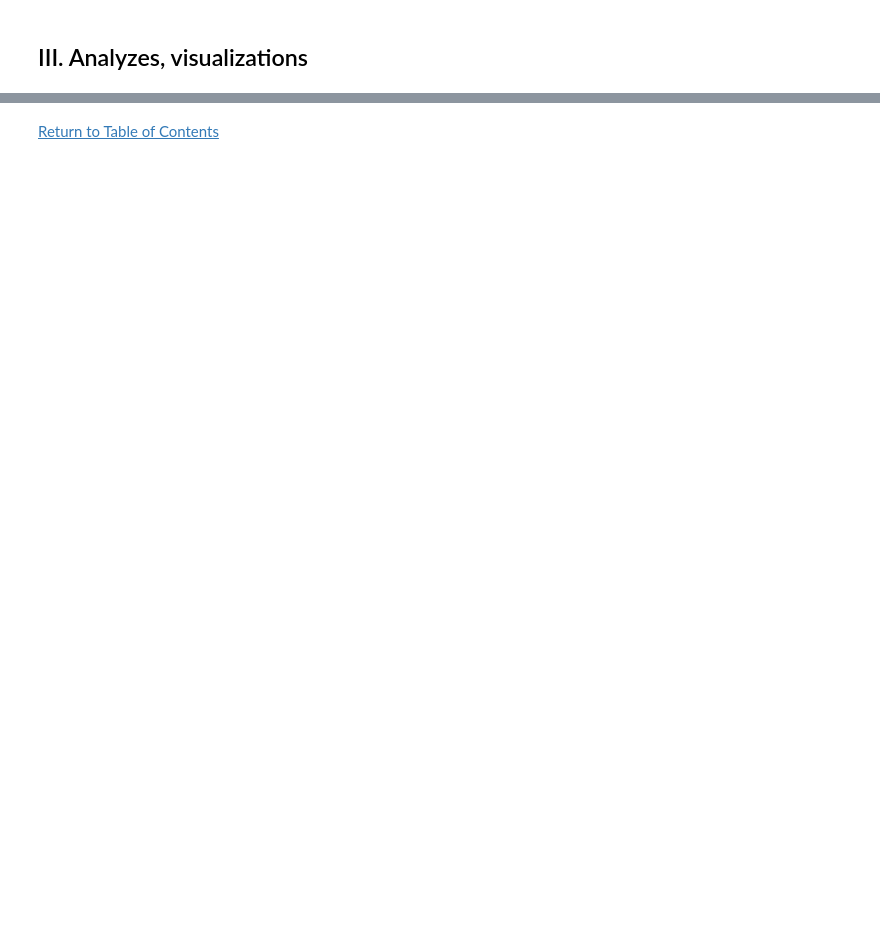
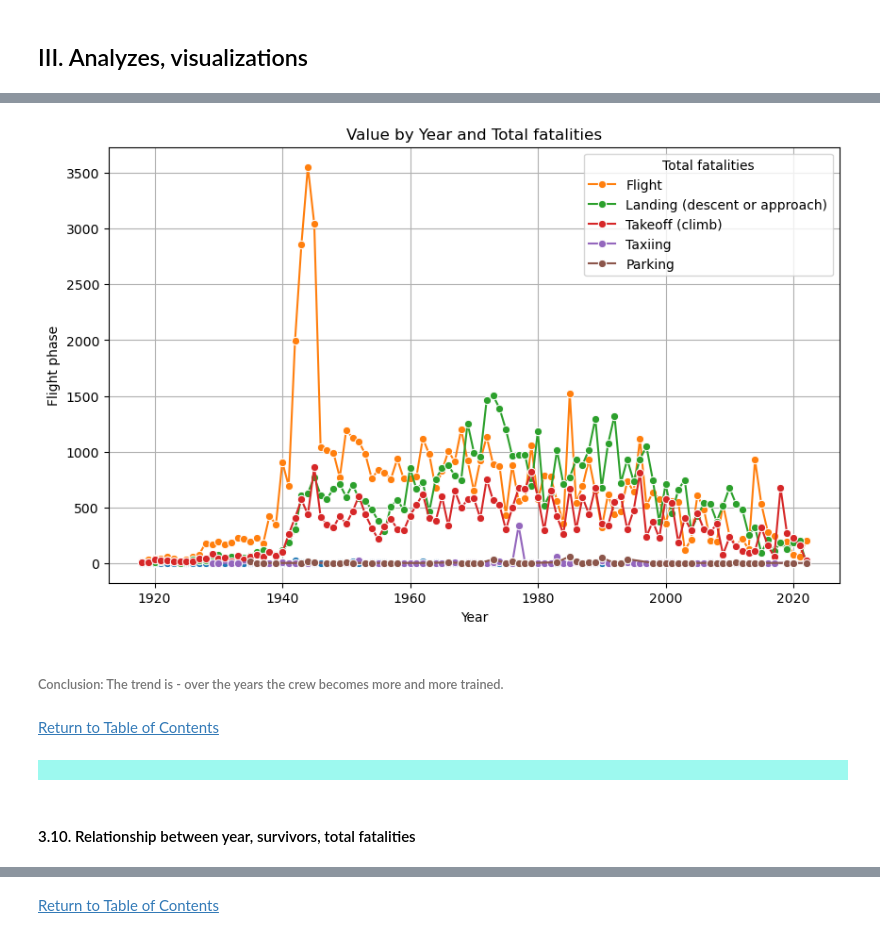
Before and after one commit to petiatodorova/Accidents-in-Aviation-Analysis, a Jupyter notebook: Dataset_1_AAB.ipynb, the cells around one changed output, grey strips where cells are left out. Cells and saved outputs as stored; diff of their text form; code cells hidden in the pictures; blank space fills up the shorter version.

Commit message:
Added more visualizations.

```diff
--- a/Dataset_1_AAB.ipynb
+++ b/Dataset_1_AAB.ipynb
@@ -1535,0 +1574,4 @@ Interesting visualizations as facts
+# %%
+grouped_data = avioset.groupby(['year', 'flight_phase'])['total_fatalities'].sum().reset_index()
+
+print(grouped_data)
@@ -1535,0 +1593,22 @@ Interesting visualizations as facts
+# %%
+# Create a line plot
+plt.figure(figsize=(10, 6))
+sns.lineplot(data=grouped_data, x='year', y='total_fatalities', hue='flight_phase', marker='o')
+
+# Customize the plot
+plt.title('Value by Year and Total fatalities')
+plt.xlabel('Year')
+plt.ylabel('Flight phase')
+plt.legend(title='Total fatalities')
+plt.grid(True)
+plt.show()
+# %% [output]
+[figure, added]
+# %% [markdown]
+###### Conclusion: The trend is - over the years the crew becomes more and more trained.
+# %% [markdown]
+[Return to Table of Contents](#toc)
+# %% [markdown]
+<div style="background-color: #9df9ef; padding: 10px;"></div>
+# %% [markdown]
+#### 3.10. Relationship between year, survivors, total fatalities <a id="3-10">
```
Also changed, not shown: parts of 165 cells of this notebook.
